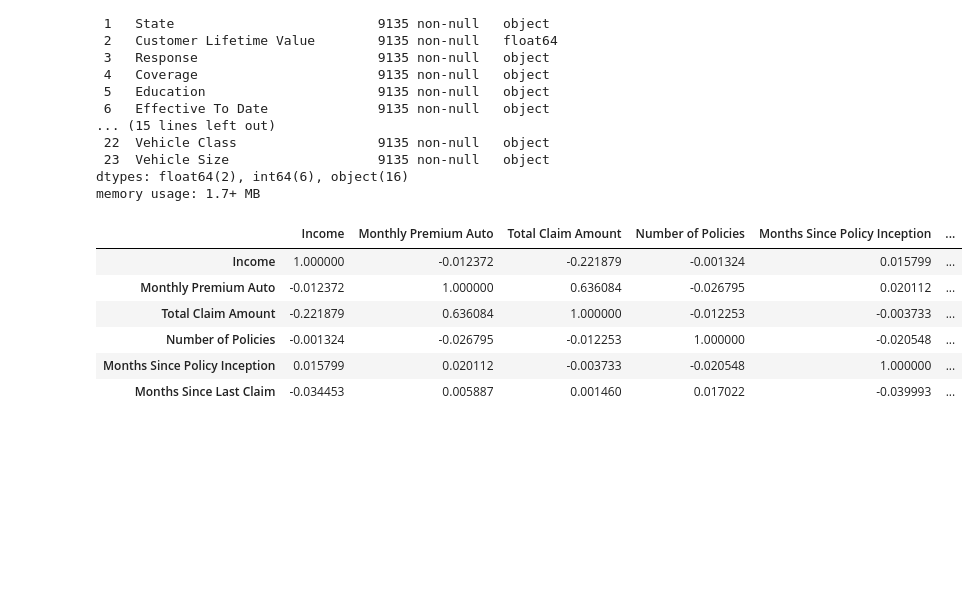
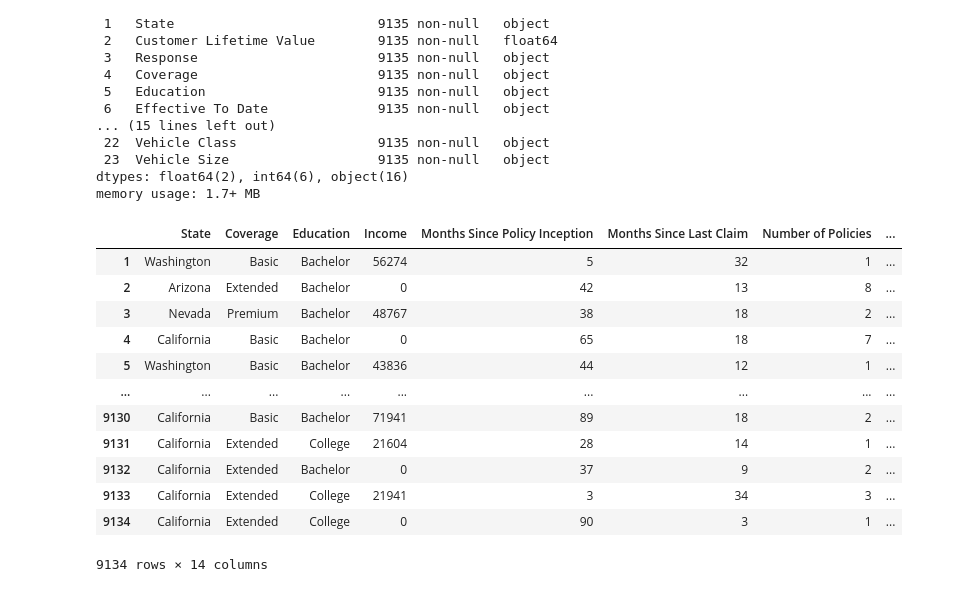
Before and after one commit to rdeshir10/Understanding_car_insurance, a Jupyter notebook: car_insurance.ipynb, the cells around one changed output. Saved outputs shown, nothing was run; the diff lists cells and outputs as text; code cells hidden in the pictures; blank space fills up the shorter version.

```diff
--- a/car_insurance.ipynb
+++ b/car_insurance.ipynb
@@ -36,30 +37,38 @@ memory usage: 1.7+ MB
 # %%
 unclean_auto_df =  auto_insurance_df[[
                             "State",
                             "Coverage",
                             "Education",
                             "Income",
                             "Months Since Policy Inception",
                             "Months Since Last Claim",
                             "Number of Policies",
                             "Marital Status",
                             "EmploymentStatus",
                             "Policy Type",
                             "Monthly Premium Auto",
                             "Total Claim Amount",
                             "Vehicle Class",
                             "Vehicle Size"
                             ]]
 
 auto_df = unclean_auto_df.drop(index=0)
 
 income_df = auto_df.loc[auto_df["Income"] != 0]
 income_df[["Income","Monthly Premium Auto","Total Claim Amount","Number of Policies","Months Since Policy Inception","Months Since Last Claim"]].corr()
+
+auto_df
 # %% [output]
-|  | Income | Monthly Premium Auto | Total Claim Amount | Number of Policies | Months Since Policy Inception | ... |
-| Income | 1.000000 | -0.012372 | -0.221879 | -0.001324 | 0.015799 | ... |
-| Monthly Premium Auto | -0.012372 | 1.000000 | 0.636084 | -0.026795 | 0.020112 | ... |
-| Total Claim Amount | -0.221879 | 0.636084 | 1.000000 | -0.012253 | -0.003733 | ... |
-| Number of Policies | -0.001324 | -0.026795 | -0.012253 | 1.000000 | -0.020548 | ... |
-| Months Since Policy Inception | 0.015799 | 0.020112 | -0.003733 | -0.020548 | 1.000000 | ... |
-| Months Since Last Claim | -0.034453 | 0.005887 | 0.001460 | 0.017022 | -0.039993 | ... |
+|  | State | Coverage | Education | Income | Months Since Policy Inception | Months Since Last Claim | Number of Policies | ... |
+| 1 | Washington | Basic | Bachelor | 56274 | 5 | 32 | 1 | ... |
+| 2 | Arizona | Extended | Bachelor | 0 | 42 | 13 | 8 | ... |
+| 3 | Nevada | Premium | Bachelor | 48767 | 38 | 18 | 2 | ... |
+| 4 | California | Basic | Bachelor | 0 | 65 | 18 | 7 | ... |
+| 5 | Washington | Basic | Bachelor | 43836 | 44 | 12 | 1 | ... |
+| ... | ... | ... | ... | ... | ... | ... | ... | ... |
+| 9130 | California | Basic | Bachelor | 71941 | 89 | 18 | 2 | ... |
+| 9131 | California | Extended | College | 21604 | 28 | 14 | 1 | ... |
+| 9132 | California | Extended | Bachelor | 0 | 37 | 9 | 2 | ... |
+| 9133 | California | Extended | College | 21941 | 3 | 34 | 3 | ... |
+| 9134 | California | Extended | College | 0 | 90 | 3 | 1 | ... |
+9134 rows × 14 columns
```
Also changed, not shown: parts of 10 cells of this notebook.
